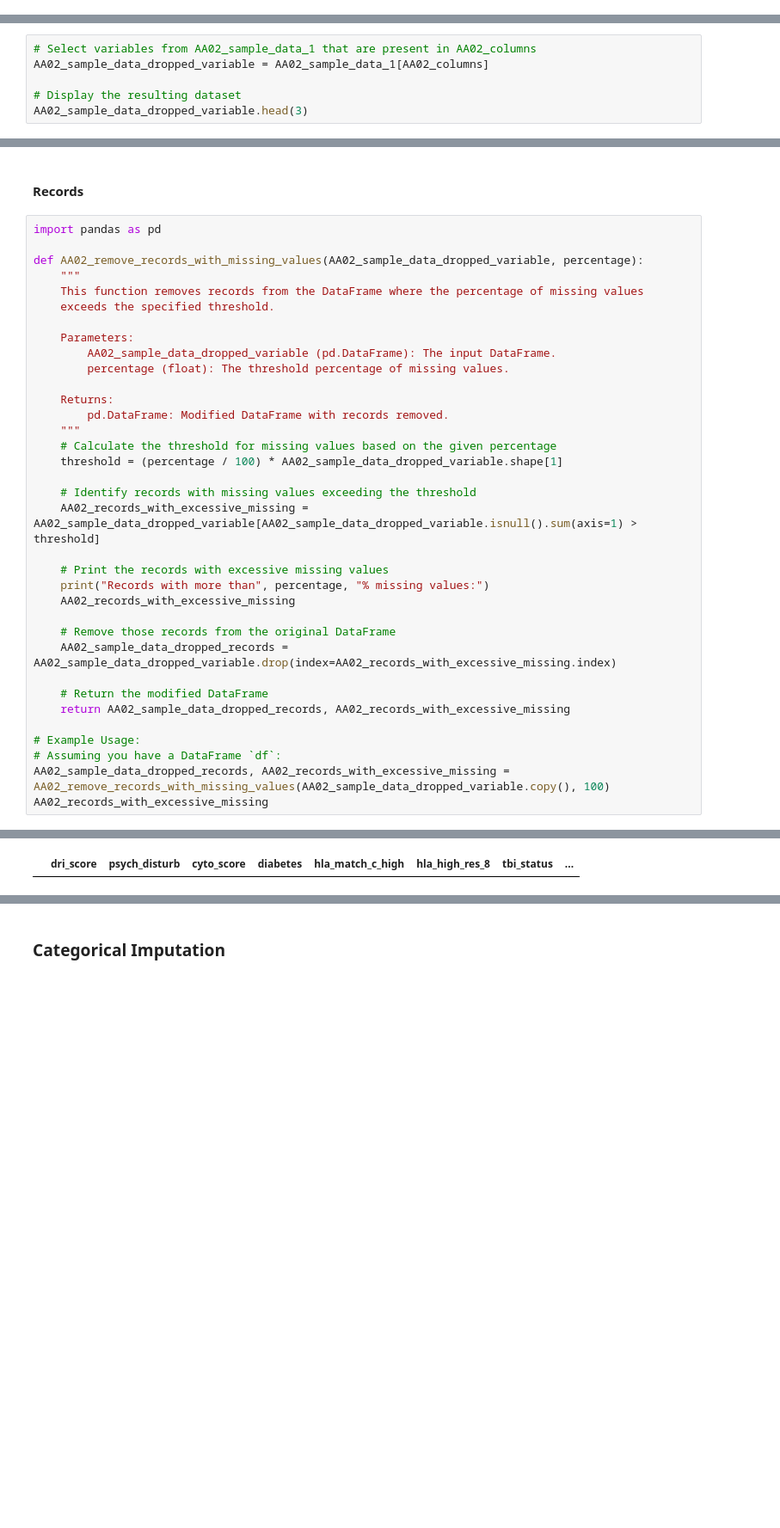
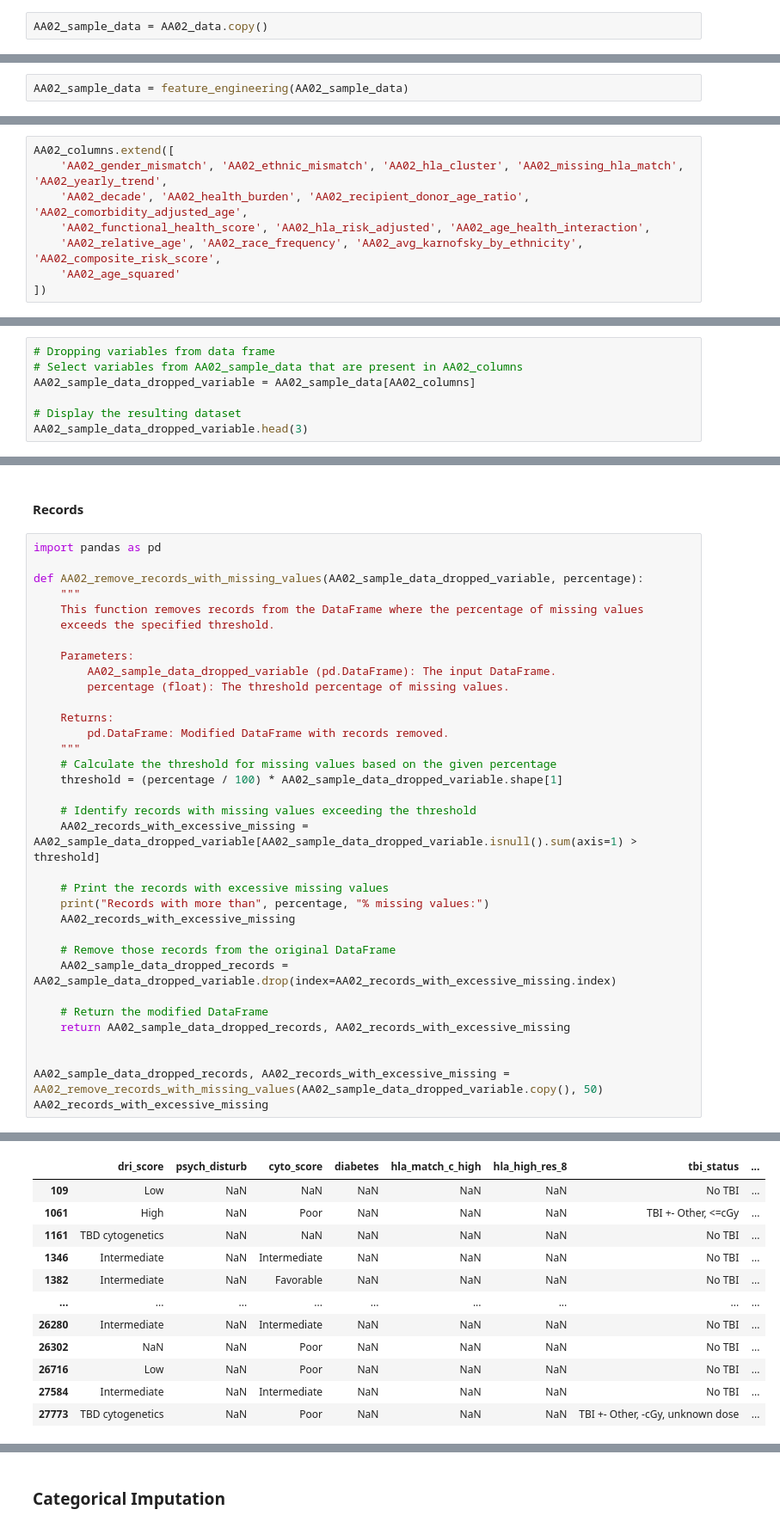
Before and after one commit to Abhijeet-Real/CIBMTR, a Jupyter notebook: Neural Network 5.ipynb, the cells around one changed output, grey strips where cells are left out. Shown: that part at 86% size. Drawn from its saved outputs; the diff is of its cells as text; blank space fills up the shorter version.

```diff
--- a/Neural Network 5.ipynb
+++ b/Neural Network 5.ipynb
@@ -36,0 +49,2 @@ AA02_sample_data_0 = AA02_data.copy()
+# %%
+AA02_sample_data = AA02_data.copy()
@@ -97,2 +237,4 @@ def display_full_dataframe(df):
+# %%
+AA02_sample_data = feature_engineering(AA02_sample_data)
 # %% [markdown]
 ## Categorizing Variables
@@ -120 +248,9 @@ AA02_sample_data_1 = AA02_sample_data_0[AA02_columns]
+# %%
+AA02_columns.extend([
+    'AA02_gender_mismatch', 'AA02_ethnic_mismatch', 'AA02_hla_cluster', 'AA02_missing_hla_match', 'AA02_yearly_trend',
+    'AA02_decade', 'AA02_health_burden', 'AA02_recipient_donor_age_ratio', 'AA02_comorbidity_adjusted_age',
+    'AA02_functional_health_score', 'AA02_hla_risk_adjusted', 'AA02_age_health_interaction',
+    'AA02_relative_age', 'AA02_race_frequency', 'AA02_avg_karnofsky_by_ethnicity', 'AA02_composite_risk_score',
+    'AA02_age_squared'
+])
 # %%
@@ -252,6 +452,7 @@ Index: []
 # %%
-# Select variables from AA02_sample_data_1 that are present in AA02_columns
-AA02_sample_data_dropped_variable = AA02_sample_data_1[AA02_columns]
+# Dropping variables from data frame
+# Select variables from AA02_sample_data that are present in AA02_columns
+AA02_sample_data_dropped_variable = AA02_sample_data[AA02_columns]
 
 # Display the resulting dataset
 AA02_sample_data_dropped_variable.head(3)
@@ -294,8 +495,7 @@ def AA02_remove_records_with_missing_values(AA02_sample_data_dropped_variable, p
     # Return the modified DataFrame
     return AA02_sample_data_dropped_records, AA02_records_with_excessive_missing
 
-# Example Usage:
-# Assuming you have a DataFrame `df`:
-AA02_sample_data_dropped_records, AA02_records_with_excessive_missing = AA02_remove_records_with_missing_values(AA02_sample_data_dropped_variable.copy(), 100)
+
+AA02_sample_data_dropped_records, AA02_records_with_excessive_missing = AA02_remove_records_with_missing_values(AA02_sample_data_dropped_variable.copy(), 50)
 AA02_records_with_excessive_missing
 # %% [output]
@@ -303 +503,12 @@ Records with more than 100 % missing values:
 |  | dri_score | psych_disturb | cyto_score | diabetes | hla_match_c_high | hla_high_res_8 | tbi_status | ... |
+| 109 | Low | NaN | NaN | NaN | NaN | NaN | No TBI | ... |
+| 1061 | High | NaN | Poor | NaN | NaN | NaN | TBI +- Other, <=cGy | ... |
+| 1161 | TBD cytogenetics | NaN | NaN | NaN | NaN | NaN | No TBI | ... |
+| 1346 | Intermediate | NaN | Intermediate | NaN | NaN | NaN | No TBI | ... |
+| 1382 | Intermediate | NaN | Favorable | NaN | NaN | NaN | No TBI | ... |
+| ... | ... | ... | ... | ... | ... | ... | ... | ... |
+| 26280 | Intermediate | NaN | Intermediate | NaN | NaN | NaN | No TBI | ... |
+| 26302 | NaN | NaN | Poor | NaN | NaN | NaN | No TBI | ... |
+| 26716 | Low | NaN | Poor | NaN | NaN | NaN | No TBI | ... |
+| 27584 | Intermediate | NaN | Intermediate | NaN | NaN | NaN | No TBI | ... |
+| 27773 | TBD cytogenetics | NaN | Poor | NaN | NaN | NaN | TBI +- Other, -cGy, unknown dose | ... |
```
Also changed, not shown: parts of 58 cells of this notebook.
